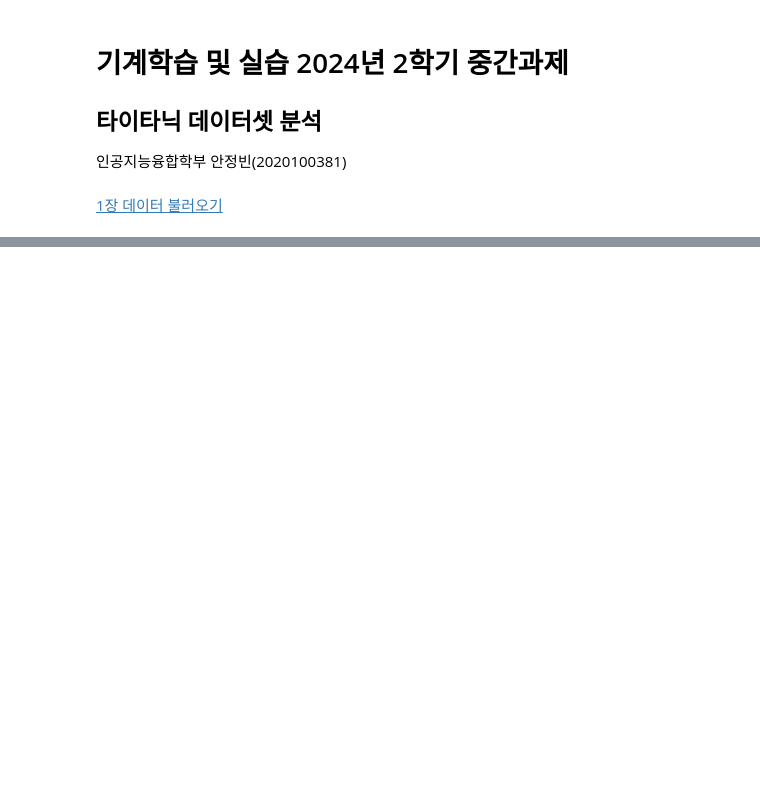
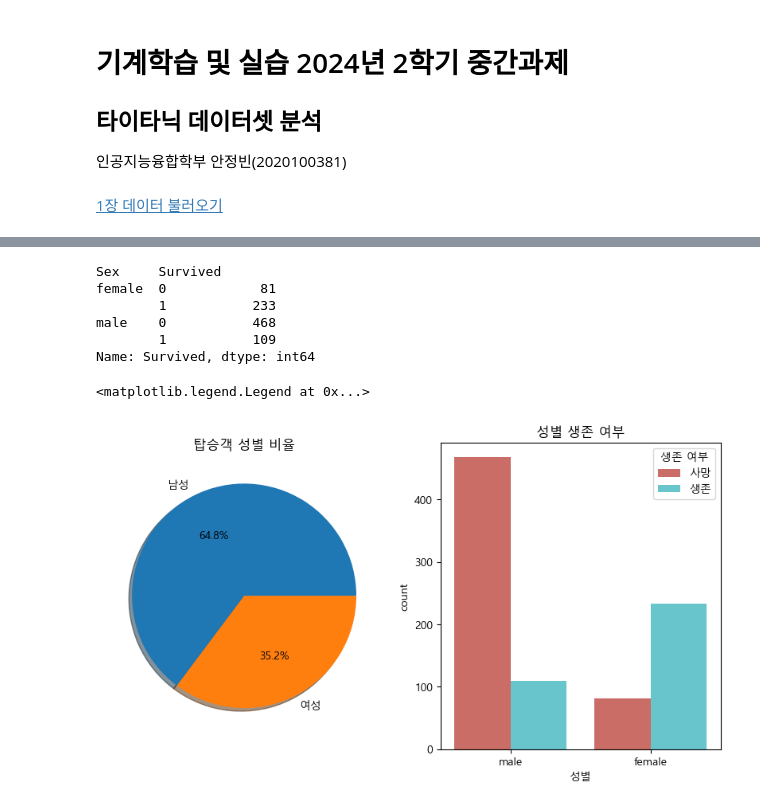
Before and after one commit to jungbin927/Titanic_project, a Jupyter notebook: Titanic_project_2020100381_JB.ipynb, the cells around one changed output, grey strips where cells are left out. Saved outputs shown, nothing was run; the diff lists cells and outputs as text; code cells hidden in the pictures; blank space fills up the shorter version.

```diff
--- a/Titanic_project_2020100381_JB.ipynb
+++ b/Titanic_project_2020100381_JB.ipynb
@@ -63,0 +159,24 @@ test_df.head()
+# %%
+data.groupby(['Sex','Survived'])['Survived'].count()
+# %% [output]
+Sex     Survived
+female  0            81
+        1           233
+male    0           468
+        1           109
+Name: Survived, dtype: int64
+# %%
+f,ax=plt.subplots(1,2,figsize=(10,5))
+df['Sex'].value_counts().plot.pie(autopct='%1.1f%%',labels=['남성', '여성'],ax=ax[0],shadow=True)
+ax[0].set_title('탑승객 성별 비율')
+ax[0].set_ylabel('')
+
+ax[1]=sns.countplot(data=df, x="Sex", palette='hls', hue='Survived')
+ax[1].set_title('성별 생존 여부')
+ax[1].set_xlabel('성별')
+new_labels = ['사망', '생존']
+handles, _ = ax[1].get_legend_handles_labels()
+ax[1].legend(handles, new_labels, title='생존 여부')
+# %% [output]
+<matplotlib.legend.Legend at 0x...>
+[figure, added]
```
Also changed, not shown: parts of 33 cells of this notebook.
